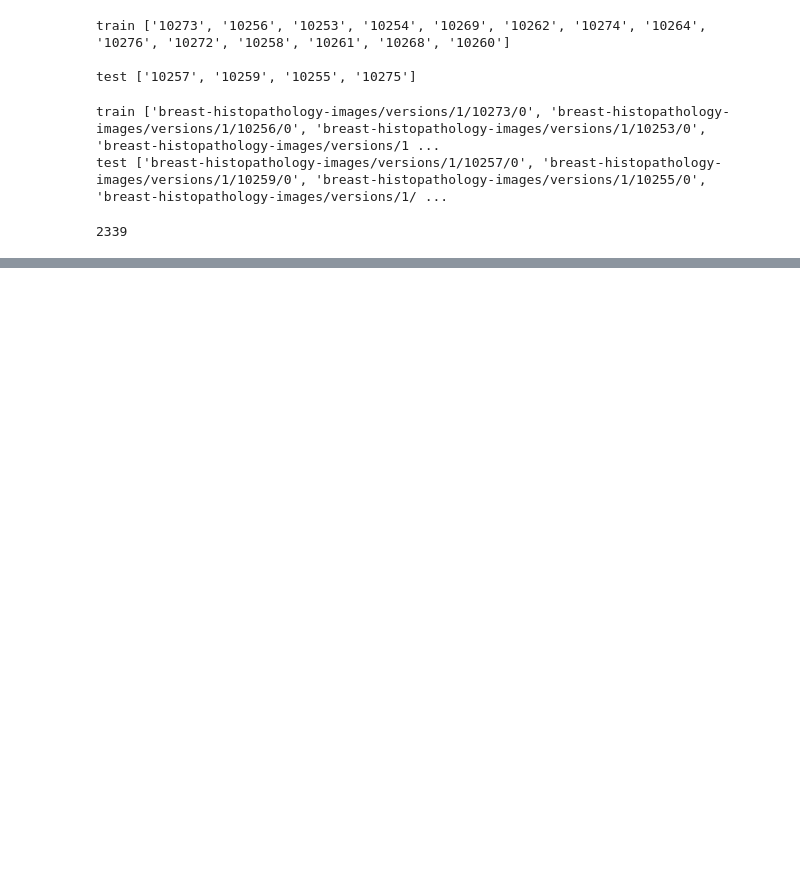
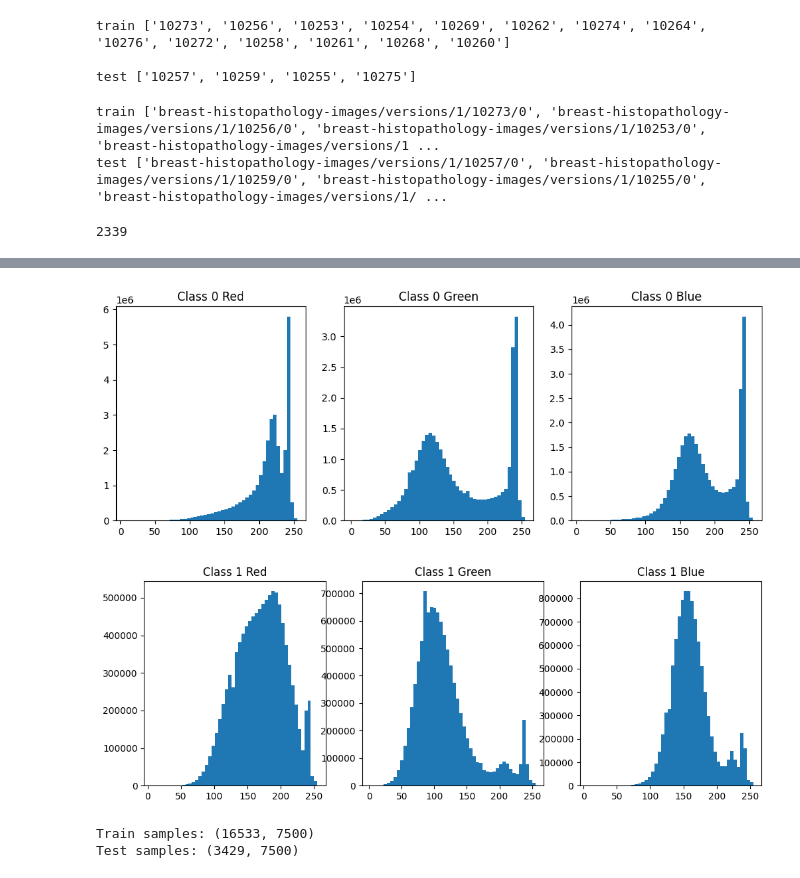
Before and after one commit to maruyaya/binary-classification, a Jupyter notebook: logistic_regression.ipynb, the cells around one changed output, grey strips where cells are left out. Drawn from its saved outputs; the diff is of its cells as text; code cells hidden in the pictures; blank space fills up the shorter version.

```diff
--- a/logistic_regression.ipynb
+++ b/logistic_regression.ipynb
@@ -95,0 +135,24 @@ len(test_0)
+# %%
+def plot_rgb_distribution(X, label):
+    X = X.reshape(-1, 50, 50, 3)
+
+    plt.figure(figsize=(12,4))
+
+    for i, color in enumerate(["Red","Green","Blue"]):
+        plt.subplot(1,3,i+1)
+        plt.hist(X[:,:,:,i].flatten(), bins=50)
+        plt.title(f"{label} {color}")
+
+    plt.show()
+
+plot_rgb_distribution(train_0, "Class 0")
+plot_rgb_distribution(train_1, "Class 1")
+# %% [output]
+[figure, added]
+[figure, added]
+# %%
+print("Train samples:", X_train.shape)
+print("Test samples:", X_test.shape)
+# %% [output]
+Train samples: (16533, 7500)
+Test samples: (3429, 7500)
```
Also changed, not shown: parts of 5 cells of this notebook, 1 other file.
